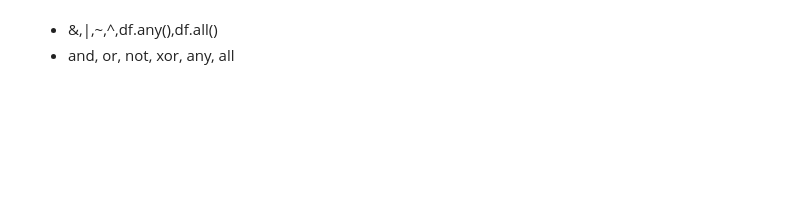
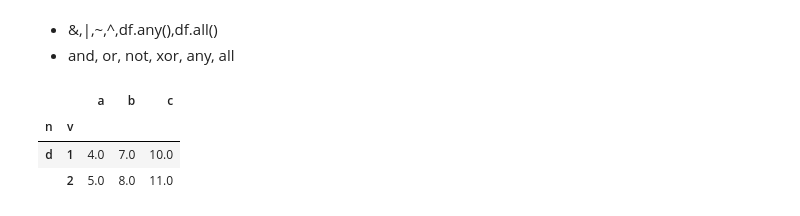
Before and after one commit to corazzon/cracking-the-pandas-cheat-sheet, a Jupyter notebook: 04-05-pandas_rows_Logic_in_Python_(and_pandas).ipynb, the cells around one changed output. Cells and saved outputs as stored; diff of their text form; code cells hidden in the pictures; blank space fills up the shorter version.

```diff
--- a/04-05-pandas_rows_Logic_in_Python_(and_pandas).ipynb
+++ b/04-05-pandas_rows_Logic_in_Python_(and_pandas).ipynb
@@ -32,6 +94,11 @@ df.a.notnull()
 * &,|,~,^,df.any(),df.all()
 * and, or, not, xor, any, all
 # %%
-df[df.b == 7] | df[df.a == 5]
+df[(df.b == 7) | (df.a == 5)]
+# %% [output]
+|  |  | a | b | c |
+| n | v |  |  |  |
+| d | 1 | 4.0 | 7.0 | 10.0 |
+|  | 2 | 5.0 | 8.0 | 11.0 |
 # %%
 df.head(2)
```
Also changed, not shown: parts of 26 cells of this notebook.
